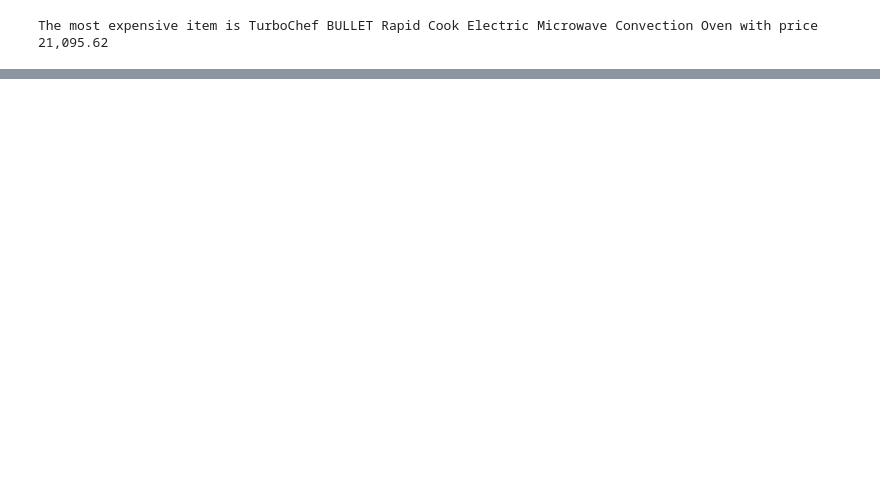
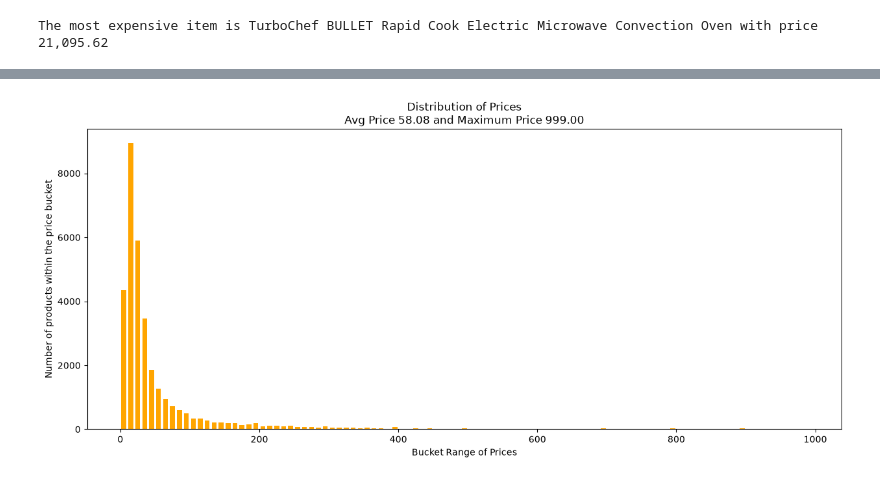
Before and after one commit to doralalam/llm-engineering, a Jupyter notebook: 006_week/day_1/051_data_curation.ipynb, the cells around one changed output, grey strips where cells are left out. Saved outputs shown, nothing was run; the diff lists cells and outputs as text; code cells hidden in the pictures; blank space fills up the shorter version.

```diff
--- a/006_week/day_1/051_data_curation.ipynb
+++ b/006_week/day_1/051_data_curation.ipynb
@@ -118,0 +298,12 @@ The most expensive item is TurboChef BULLET Rapid Cook Electric Microwave Convec
+# %%
+# histogram (distribution of prices after de-duplication)
+
+prices = [item.price for item in items]
+plt.figure(figsize=(15,6))
+plt.title(f'Distribution of Prices\nAvg Price {sum(prices)/len(prices):,.2f} and Maximum Price {max(prices):,.2f}')
+plt.xlabel('Bucket Range of Prices')
+plt.ylabel('Number of products within the price bucket')
+plt.hist(prices, rwidth=0.7, color='orange', bins=range(0,1000,10))
+plt.show()
+# %% [output]
+[figure, added]
```
Also changed, not shown: parts of 28 cells of this notebook.
